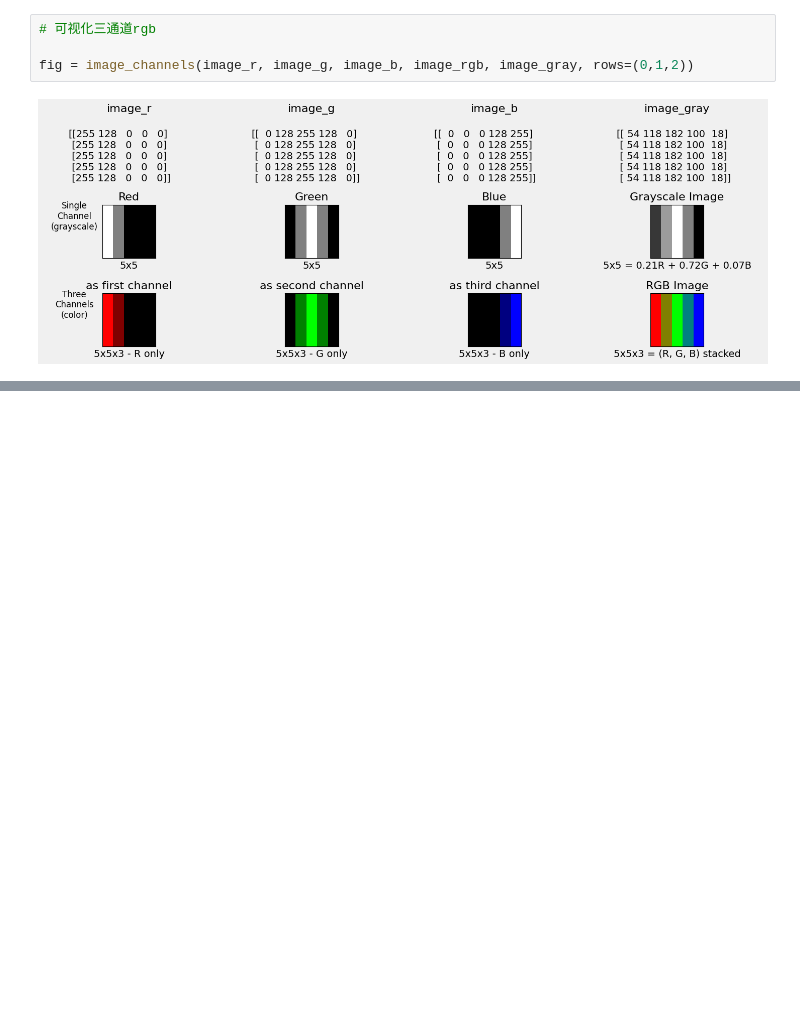
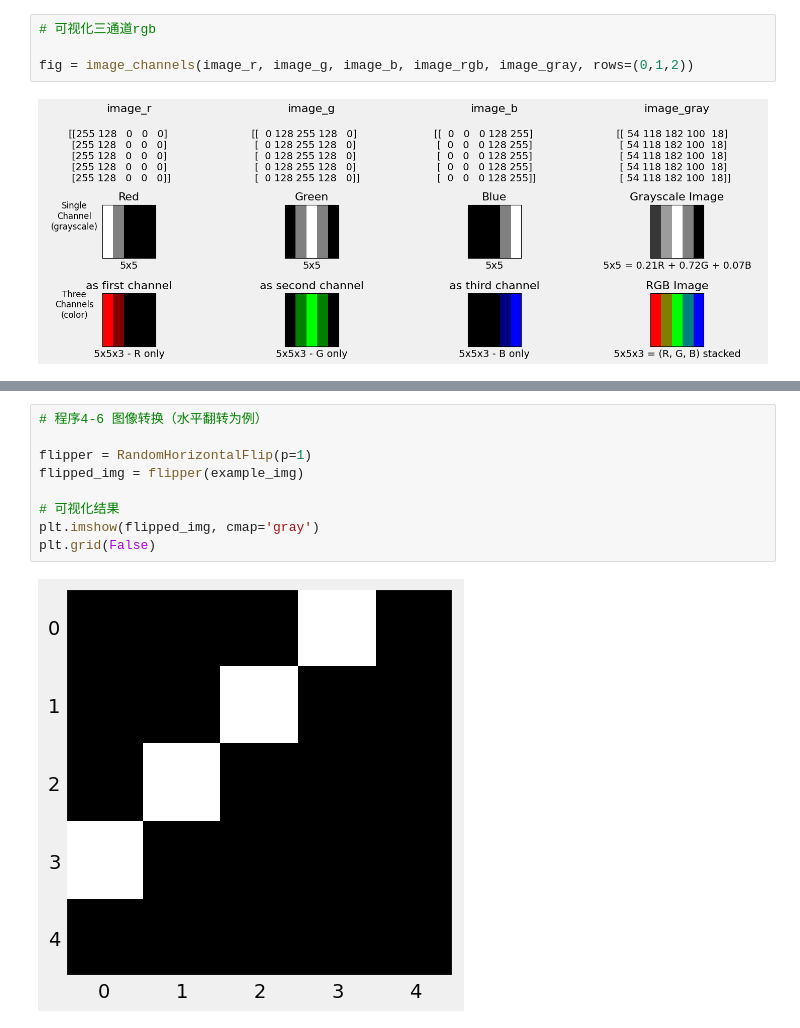
Before and after one commit to jhonprice/PyTorchStepByStep, a Jupyter notebook: runtest/ch04.ipynb, the cells around one changed output, grey strips where cells are left out. Saved outputs shown, nothing was run; the diff lists cells and outputs as text; blank space fills up the shorter version.

```diff
--- a/runtest/ch04.ipynb
+++ b/runtest/ch04.ipynb
@@ -136,0 +346,11 @@ fig = image_channels(image_r, image_g, image_b, image_rgb, image_gray, rows=(0,1
+# %%
+# 程序4-6 图像转换（水平翻转为例）
+
+flipper = RandomHorizontalFlip(p=1)
+flipped_img = flipper(example_img)
+
+# 可视化结果
+plt.imshow(flipped_img, cmap='gray')
+plt.grid(False)
+# %% [output]
+[figure, added]
```
Also changed, not shown: parts of 16 cells of this notebook.
